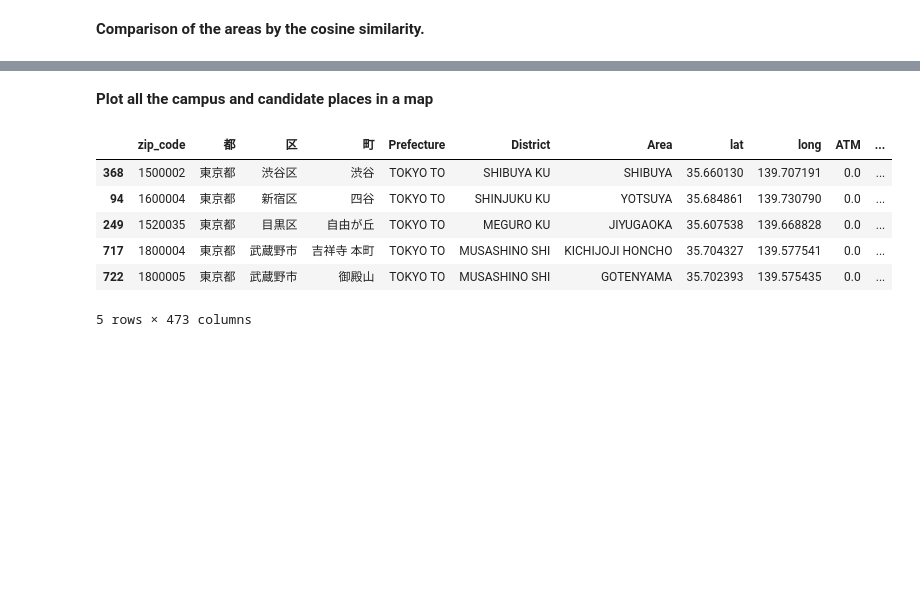
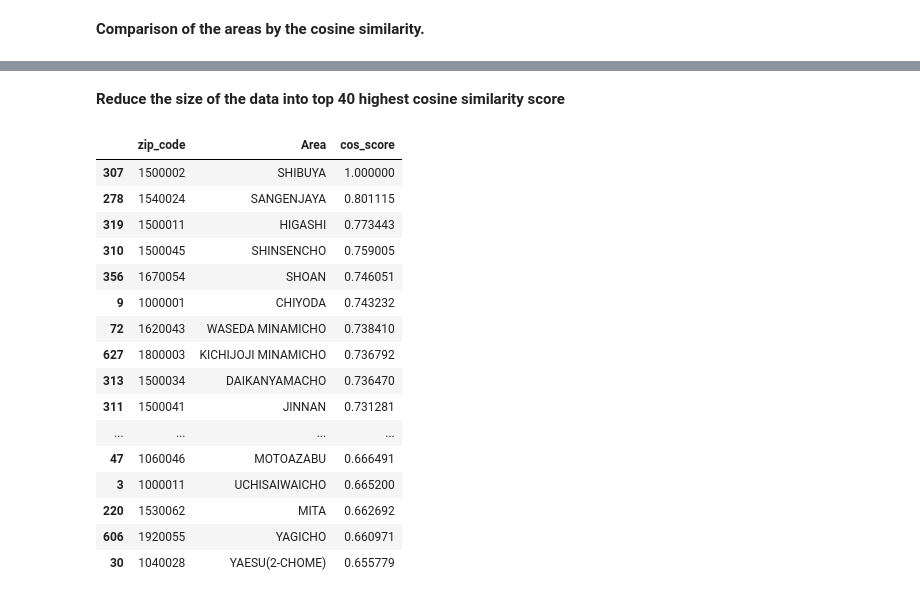
Before and after one commit to HIKARU8150/Coursera_Capstone, a Jupyter notebook: Project/find_new_campus.ipynb, the cells around one changed output, grey strips where cells are left out. Drawn from its saved outputs; the diff is of its cells as text; code cells hidden in the pictures; blank space fills up the shorter version.

```diff
--- a/Project/find_new_campus.ipynb
+++ b/Project/find_new_campus.ipynb
@@ -209,16 +62,0 @@ similar_area
-# %% [markdown]
-<b> Plot all the campus and candidate places in a map</b>
-# %%
-# collect data of all campuses
-other_campus_zip = ["1520035", "1800004", "1800005", "1600004"]
-other_campus_sites = zip_neighbor.query('zip_code == {}'.format(full_campus_zip))
-full_campus_sites = pd.concat([campus_zip_shibuya, other_campus_sites])
-full_campus_sites
-# %% [output]
-|  | zip_code | 都 | 区 | 町 | Prefecture | District | Area | lat | long | ATM | ... |
-| 368 | 1500002 | 東京都 | 渋谷区 | 渋谷 | TOKYO TO | SHIBUYA KU | SHIBUYA | 35.660130 | 139.707191 | 0.0 | ... |
-| 94 | 1600004 | 東京都 | 新宿区 | 四谷 | TOKYO TO | SHINJUKU KU | YOTSUYA | 35.684861 | 139.730790 | 0.0 | ... |
-| 249 | 1520035 | 東京都 | 目黒区 | 自由が丘 | TOKYO TO | MEGURO KU | JIYUGAOKA | 35.607538 | 139.668828 | 0.0 | ... |
-| 717 | 1800004 | 東京都 | 武蔵野市 | 吉祥寺 本町 | TOKYO TO | MUSASHINO SHI | KICHIJOJI HONCHO | 35.704327 | 139.577541 | 0.0 | ... |
-| 722 | 1800005 | 東京都 | 武蔵野市 | 御殿山 | TOKYO TO | MUSASHINO SHI | GOTENYAMA | 35.702393 | 139.575435 | 0.0 | ... |
-5 rows × 473 columns
@@ -224,0 +77,34 @@ full_campus_sites
+# %% [markdown]
+<b>Reduce the size of the data into top 40 highest cosine similarity score</b>
+# %%
+## obtain data of all of our campus for later use
+campus_zip = ["1520035", "1800004", "1800005", "1600004"]
+full_campus_sites = zip_neighbor.query('zip_code == {}'.format(campus_zip))
+full_campus_sites = pd.concat([full_campus_sites, campus_zip_shibuya])
+
+
+## obtain top 40 similar areas to the Shibuya campus
+# remove our campuses data from data
+zip_neighbor = zip_neighbor.query('zip_code != {}'.format(campus_zip))
+
+## index 526 is ignored because it is a dupulicate of Yanaka (zip 1100001) in the data
+similar_area = zip_neighbor.drop(526).sort_values("cos_score", ascending = False).head(41)
+similar_area[["zip_code", "Area","cos_score"]]
+# %% [output]
+|  | zip_code | Area | cos_score |
+| 307 | 1500002 | SHIBUYA | 1.000000 |
+| 278 | 1540024 | SANGENJAYA | 0.801115 |
+| 319 | 1500011 | HIGASHI | 0.773443 |
+| 310 | 1500045 | SHINSENCHO | 0.759005 |
+| 356 | 1670054 | SHOAN | 0.746051 |
+| 9 | 1000001 | CHIYODA | 0.743232 |
+| 72 | 1620043 | WASEDA MINAMICHO | 0.738410 |
+| 627 | 1800003 | KICHIJOJI MINAMICHO | 0.736792 |
+| 313 | 1500034 | DAIKANYAMACHO | 0.736470 |
+| 311 | 1500041 | JINNAN | 0.731281 |
+| ... | ... | ... | ... |
+| 47 | 1060046 | MOTOAZABU | 0.666491 |
+| 3 | 1000011 | UCHISAIWAICHO | 0.665200 |
+| 220 | 1530062 | MITA | 0.662692 |
+| 606 | 1920055 | YAGICHO | 0.660971 |
+| 30 | 1040028 | YAESU(2-CHOME) | 0.655779 |
```
Also changed, not shown: parts of 21 cells of this notebook, 4 other files.
